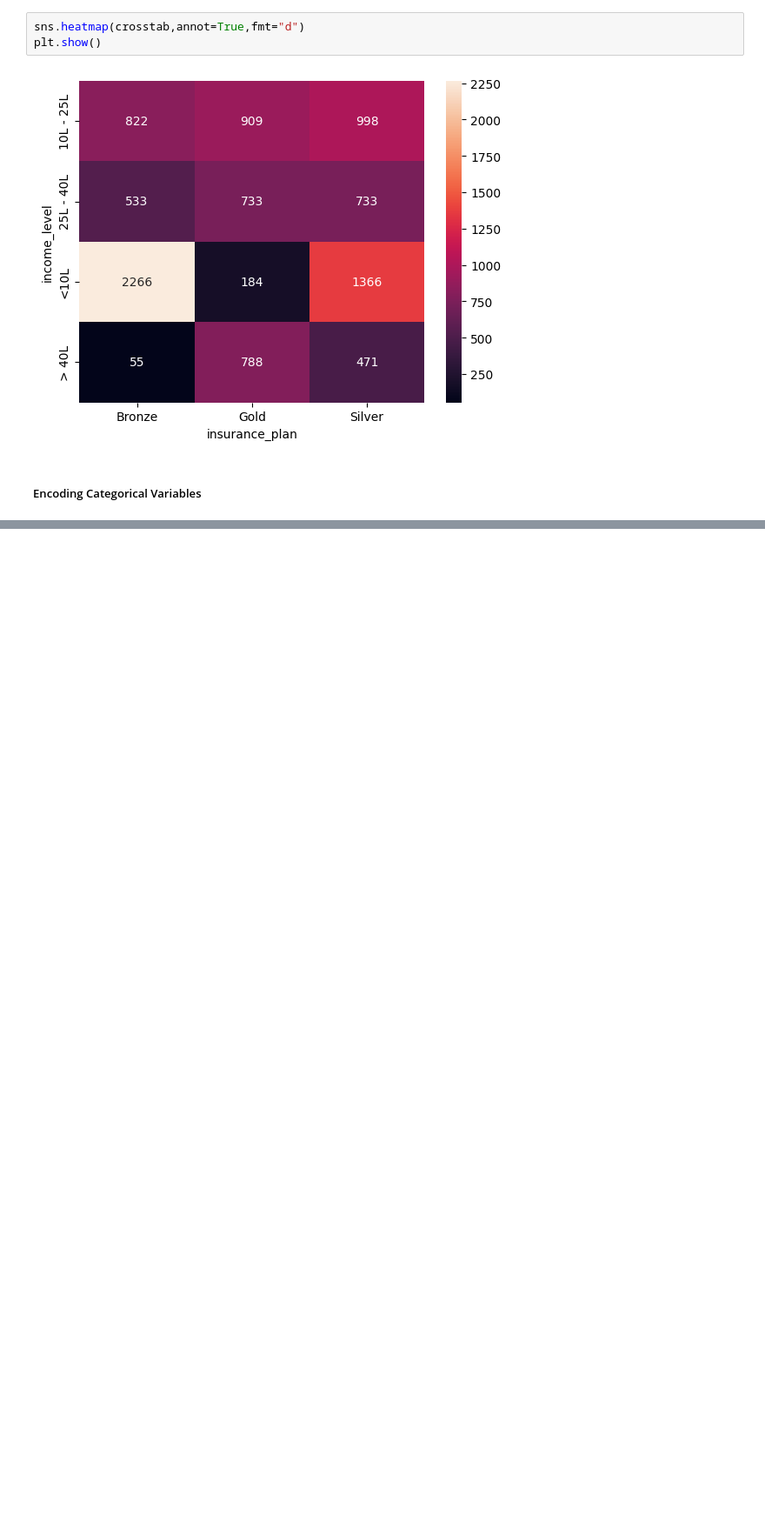
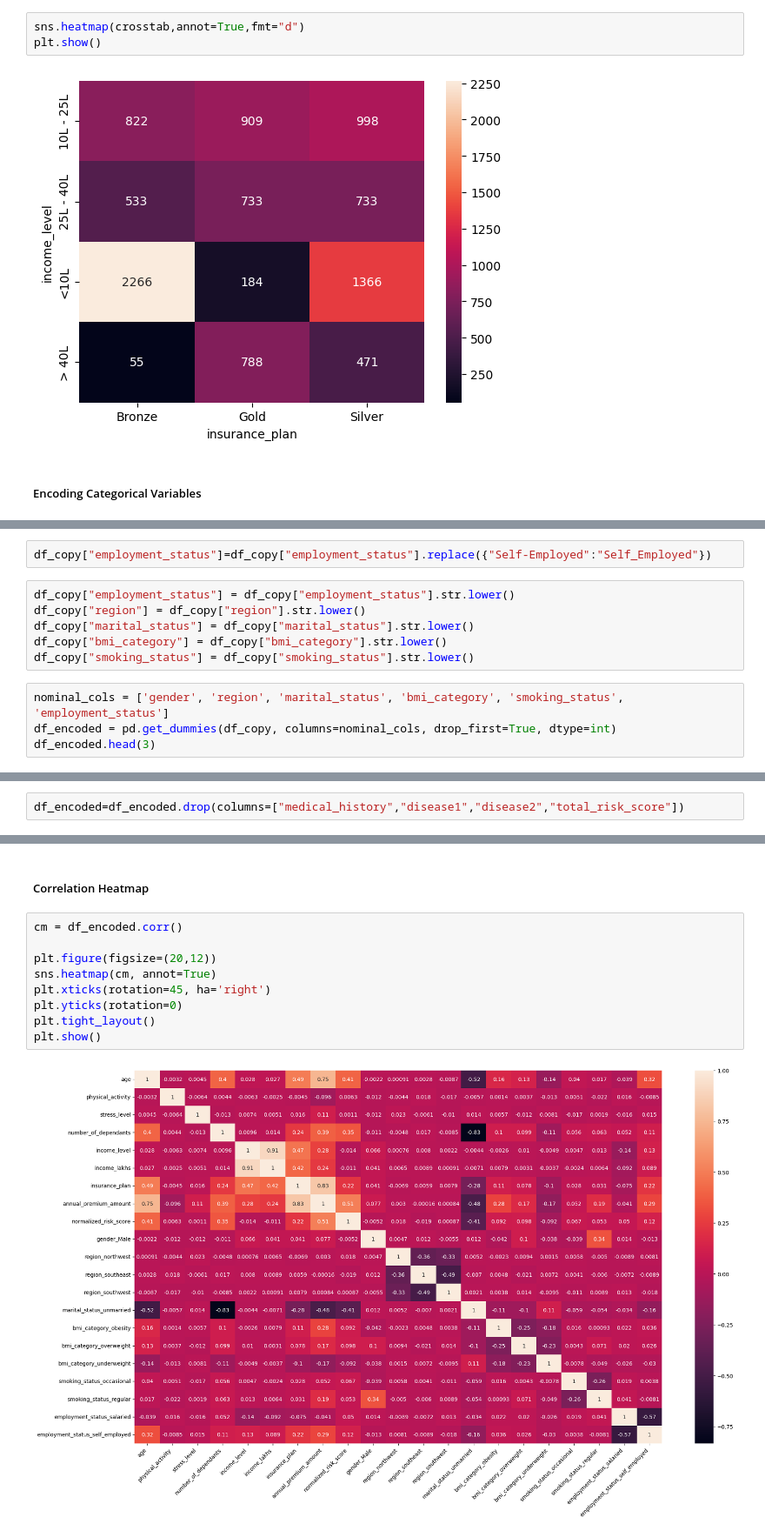
Before and after one commit to gianlucapes/health_care_premium, a Jupyter notebook: notebook/ml_premium_life_style.ipynb, the cells around one changed output, grey strips where cells are left out. Shown at 87% size. Cells and saved outputs as stored; diff of their text form; blank space fills up the shorter version.

Commit message:
plot correlation heatmap

```diff
--- a/notebook/ml_premium_life_style.ipynb
+++ b/notebook/ml_premium_life_style.ipynb
@@ -363,0 +433,12 @@ df2.head(10)
+# %%
+df_copy["employment_status"]=df_copy["employment_status"].replace({"Self-Employed":"Self_Employed"})
+# %%
+df_copy["employment_status"] = df_copy["employment_status"].str.lower()
+df_copy["region"] = df_copy["region"].str.lower()
+df_copy["marital_status"] = df_copy["marital_status"].str.lower()
+df_copy["bmi_category"] = df_copy["bmi_category"].str.lower()
+df_copy["smoking_status"] = df_copy["smoking_status"].str.lower()
+# %%
+nominal_cols = ['gender', 'region', 'marital_status', 'bmi_category', 'smoking_status', 'employment_status']
+df_encoded = pd.get_dummies(df_copy, columns=nominal_cols, drop_first=True, dtype=int)
+df_encoded.head(3)
@@ -363,0 +451,2 @@ df2.head(10)
+# %%
+df_encoded=df_encoded.drop(columns=["medical_history","disease1","disease2","total_risk_score"])
@@ -363,0 +473,13 @@ df2.head(10)
+# %% [markdown]
+##### Correlation Heatmap
+# %%
+cm = df_encoded.corr()
+
+plt.figure(figsize=(20,12))
+sns.heatmap(cm, annot=True)
+plt.xticks(rotation=45, ha='right')
+plt.yticks(rotation=0)
+plt.tight_layout()
+plt.show()
+# %% [output]
+[figure, added]
```
Also changed, not shown: parts of 9 cells of this notebook.
